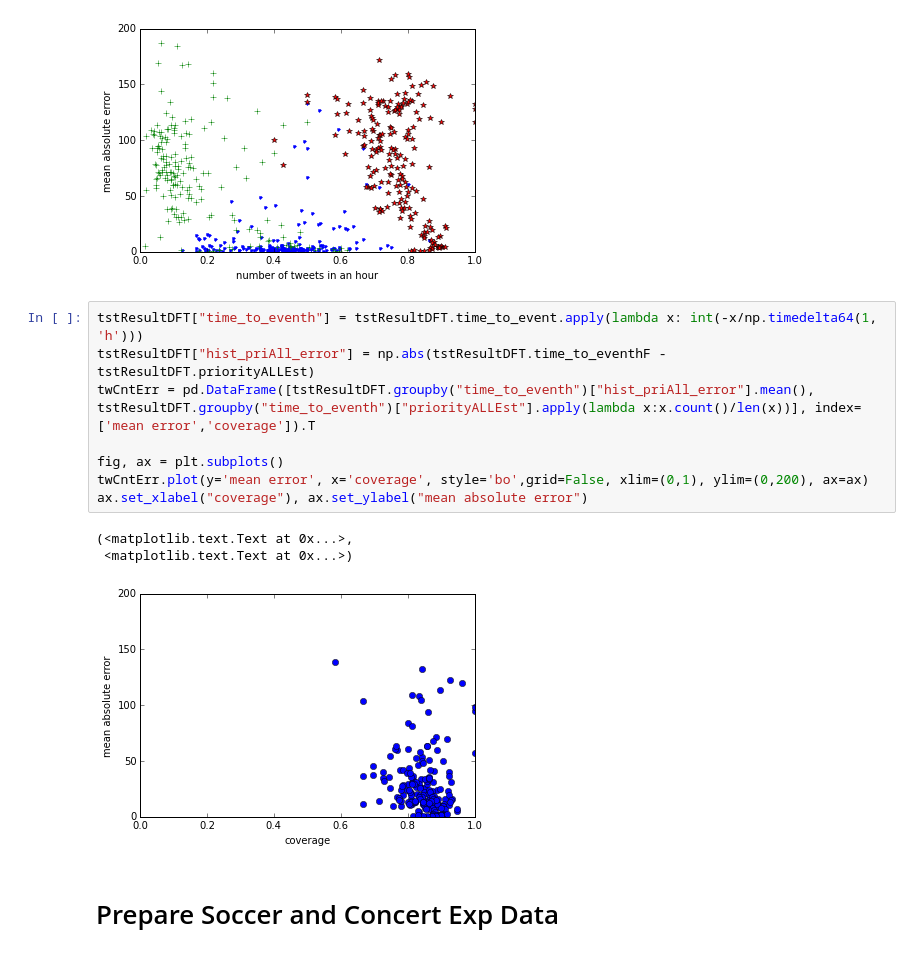
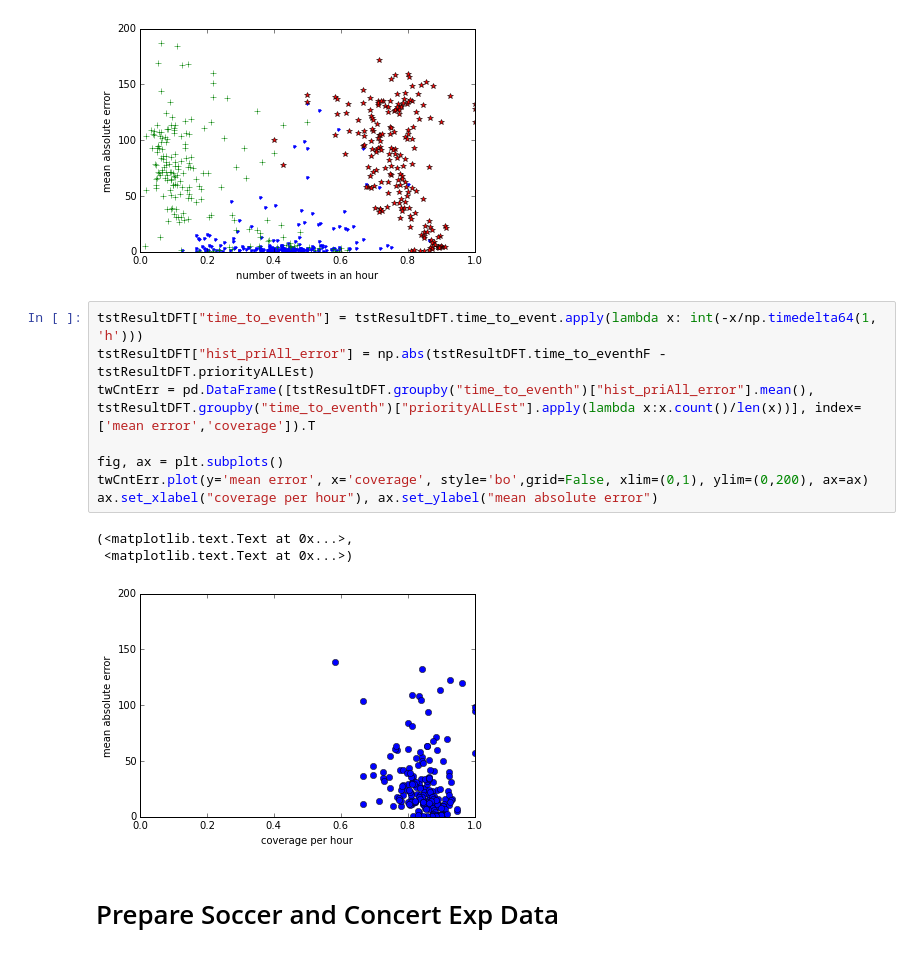
Before and after one commit to ahurriyetoglu/tte_estimation, a Jupyter notebook: WordTimeSeries.ipynb, the cells around one changed output. Saved outputs shown, nothing was run; the diff lists cells and outputs as text.

```diff
--- a/WordTimeSeries.ipynb
+++ b/WordTimeSeries.ipynb
@@ -3151,15 +3154,15 @@ for my_serie, my_mrk, my_l in zip([twCntErrR,twCntErrRT,twCntErrRTW], my_markers
 # %%
 tstResultDFT["time_to_eventh"] = tstResultDFT.time_to_event.apply(lambda x: int(-x/np.timedelta64(1, 'h')))
 tstResultDFT["hist_priAll_error"] = np.abs(tstResultDFT.time_to_eventhF - tstResultDFT.priorityALLEst)
 twCntErr = pd.DataFrame([tstResultDFT.groupby("time_to_eventh")["hist_priAll_error"].mean(), tstResultDFT.groupby("time_to_eventh")["priorityALLEst"].apply(lambda x:x.count()/len(x))], index=['mean error','coverage']).T
 
 fig, ax = plt.subplots()
 twCntErr.plot(y='mean error', x='coverage', style='bo',grid=False, xlim=(0,1), ylim=(0,200), ax=ax)
-ax.set_xlabel("coverage"), ax.set_ylabel("mean absolute error")
+ax.set_xlabel("coverage per hour"), ax.set_ylabel("mean absolute error")
 # %% [output]
 (<matplotlib.text.Text at 0x...>,
  <matplotlib.text.Text at 0x...>)
-[figure, old version]
+[figure, new version]
 # %% [markdown]
 # Prepare Soccer and Concert Exp Data
 # %% [raw]
```
Also changed, not shown: parts of 33 cells of this notebook.
